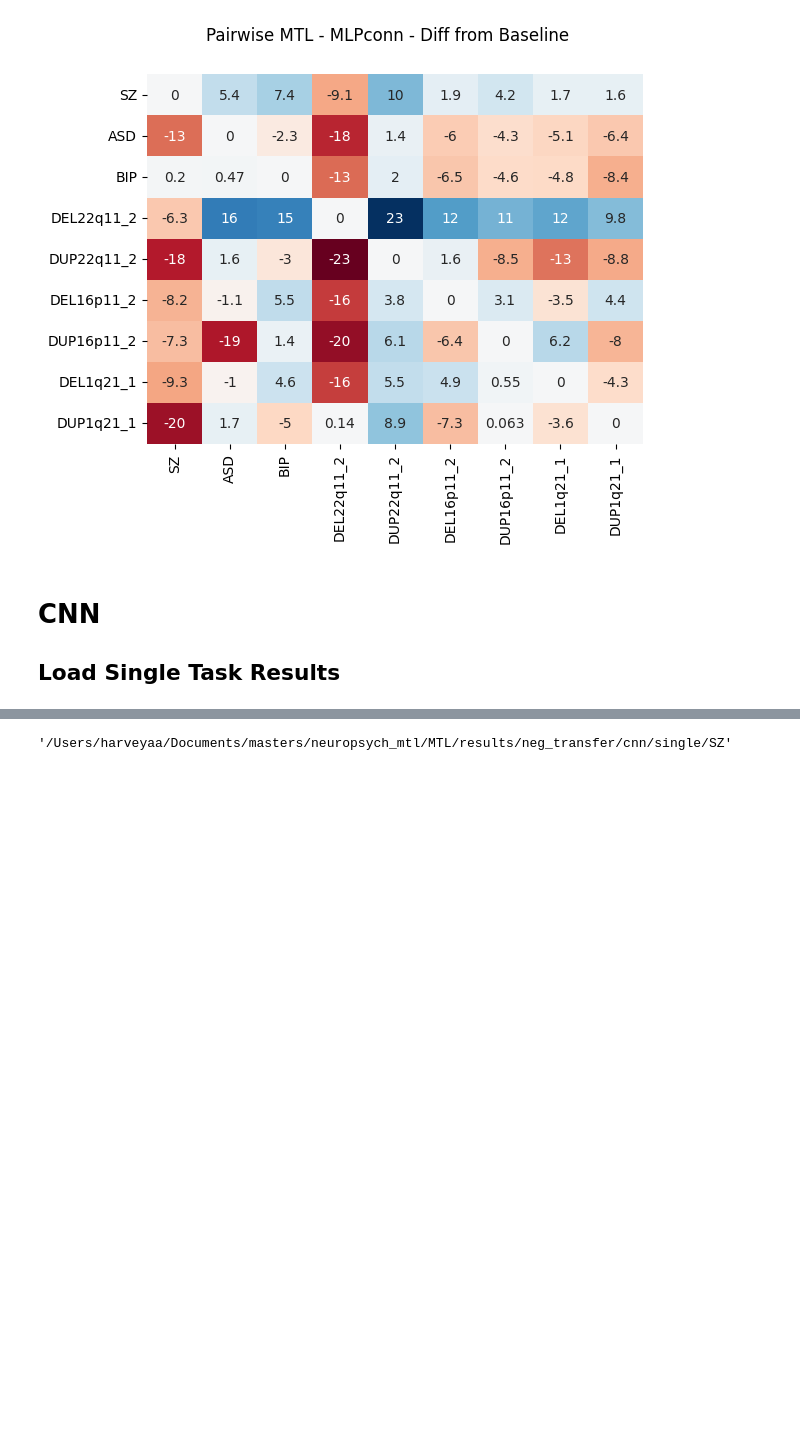
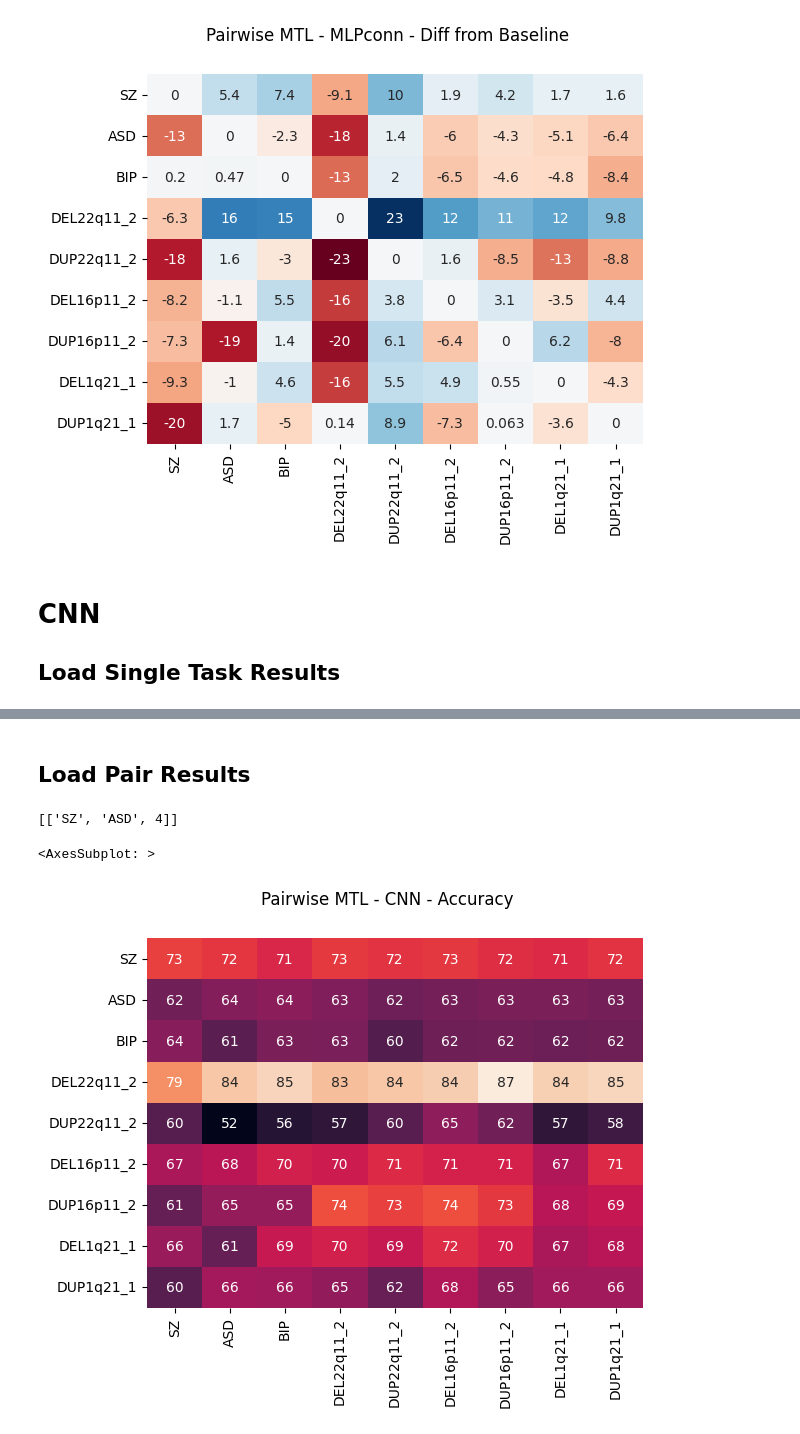
Before and after one commit to harveyaa/neuropsych_mtl, a Jupyter notebook: MTL/neg_transfer.ipynb, the cells around one changed output, grey strips where cells are left out. Drawn from its saved outputs; the diff is of its cells as text; code cells hidden in the pictures; blank space fills up the shorter version.

Commit message:
added plots for cnn and concat

```diff
--- a/MTL/neg_transfer.ipynb
+++ b/MTL/neg_transfer.ipynb
@@ -101,4 +99,41 @@ IndexError: list index out of range
-# %%
-p
-# %% [output]
-'/Users/harveyaa/Documents/masters/neuropsych_mtl/MTL/results/neg_transfer/cnn/single/SZ'
+# %% [markdown]
+## Load Pair Results
+# %%
+cnn_pairs = np.zeros((len(cases),len(cases)))
+# %%
+short = []
+for i in range(1,len(pairs)+1):
+    p = os.path.join(p_cnn_pairs,f'pair_{i}')
+    p_fold = os.path.join(p,'fold_0')
+    case1 = [f for f in os.listdir(p_fold) if f[-4:]=='.csv'][0].split('.')[0].split('-')[2]
+    case2 = [f for f in os.listdir(p_fold) if f[-4:]=='.csv'][0].split('.')[0].split('-')[3]
+    final_acc_case1 = []
+    final_acc_case2 = []
+    for i in range(5):
+        p_fold = os.path.join(p,f'fold_{i}')
+        files = [f for f in os.listdir(p_fold) if f[-4:]=='.csv']
+        if len(files) != 0:
+            file = files[0]
+            df = pd.read_csv(os.path.join(p_fold,file),index_col=0,header=[0,1])
+            final_acc_case1.append(df[case1]['Accuracy/test'].iloc[-1])
+            final_acc_case2.append(df[case2]['Accuracy/test'].iloc[-1])
+        else:
+            short.append([case1,case2,i])
+            break
+
+    # case1, case2: accuracy of case1 trained with case2
+    # case2, case1: accuracy of case2 trained with case1
+    cnn_pairs[case_to_idx[case1],case_to_idx[case2]] = np.mean(final_acc_case1)
+    cnn_pairs[case_to_idx[case2],case_to_idx[case1]] = np.mean(final_acc_case2)
+
+np.fill_diagonal(cnn_pairs,cnn_single)
+# %%
+short
+# %% [output]
+[['SZ', 'ASD', 4]]
+# %%
+plt.suptitle('Pairwise MTL - CNN - Accuracy')
+sns.heatmap(cnn_pairs,xticklabels=cases,yticklabels=cases,annot=True,cbar=False)
+# %% [output]
+<AxesSubplot: >
+[figure, added]
```
Also changed, not shown: parts of 13 cells of this notebook.
